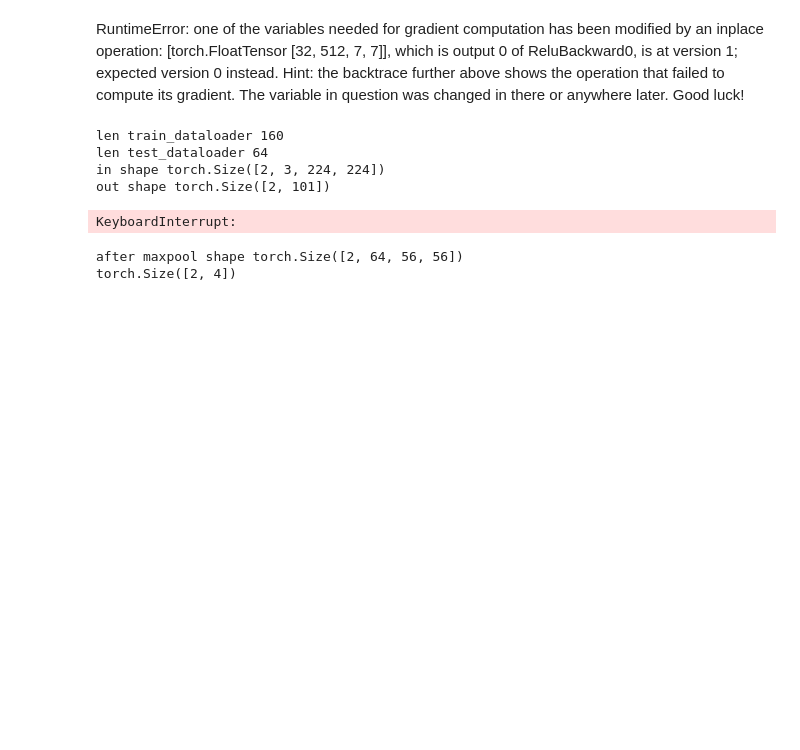
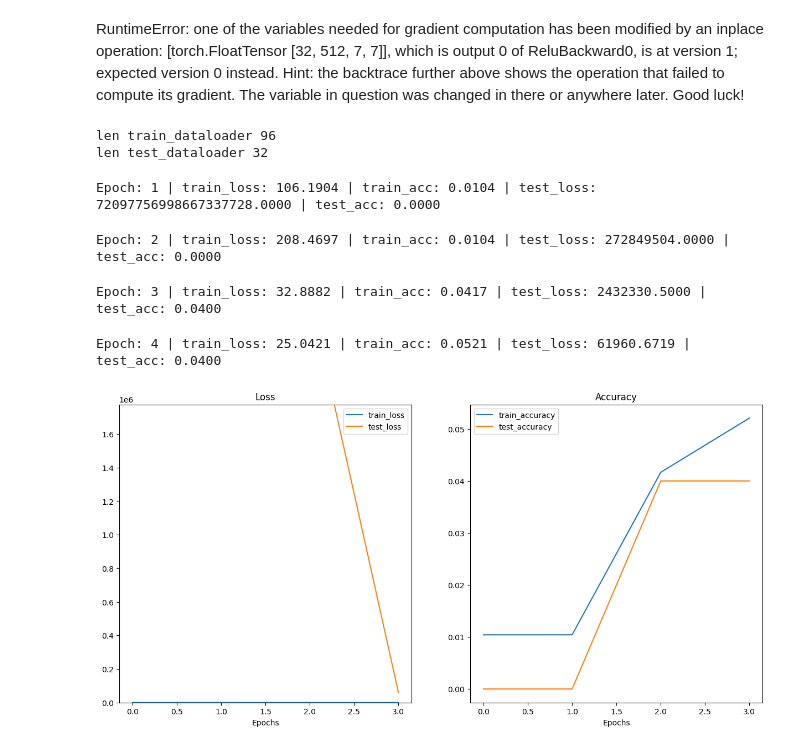
Before and after one commit to Machmurka/UnderstandingDeepLearning, a Jupyter notebook: Learn PyTorch for Deep Learning/ResNet18layers.ipynb, the cells around one changed output. Cells and saved outputs as stored; diff of their text form; code cells hidden in the pictures; blank space fills up the shorter version.

```diff
--- a/Learn PyTorch for Deep Learning/ResNet18layers.ipynb
+++ b/Learn PyTorch for Deep Learning/ResNet18layers.ipynb
@@ -34,7 +34,7 @@ class Data():
         )
         indices = list(range(len(self.train_data_full)))
         np.random.shuffle(indices)
-        split_idx = int(len(indices) * 0.002)
+        split_idx = int(len(indices) * 0.001)
         self.train_data = Subset(self.train_data_full, indices[:split_idx])
 
         self.test_data_full=datasets.Food101(
@@ -51,7 +51,7 @@ class Data():
 
         indices = list(range(len(self.test_data_full)))
         np.random.shuffle(indices)
-        split_idx = int(len(indices) * 0.002)
+        split_idx = int(len(indices) * 0.001)
         self.test_data = Subset(self.test_data_full, indices[:split_idx])
 
 
@@ -164,7 +164,7 @@ def plot_loss_curves(results: Dict[str, List[float]]):
     plt.subplot(1, 2, 1)
     plt.plot(epochs, loss, label='train_loss')
     plt.plot(epochs, test_loss, label='test_loss')
-    plt.ylim([0,20])
+    plt.ylim([0,1775821])
     plt.title('Loss')
     plt.xlabel('Epochs')
     plt.legend()
@@ -289,30 +289,31 @@ class ResNet18(nn.Module):
 # %%
 data=Data()
 train_features_batch, train_labels_batch = next(iter(data.train_dataloader))
 print(f"len train_dataloader {len(data.train_dataloader)*32}")
 print(f"len test_dataloader {len(data.test_dataloader)*32}")
 
 
 
-net=ResNet18(SimpleResNetblock,3,len(data.classes),[3,4,6,3])
-x=torch.randn(2,3,224,224)
-print(f"in shape {x.shape}")
-
-y=net(x)
-print(f"out shape {y.shape}")
+net30=ResNet18(SimpleResNetblock,3,len(data.classes),[3,4,6,3])
+# x=torch.randn(2,3,224,224)
+# print(f"in shape {x.shape}")
+# y=net30(x)
+# print(f"out shape {y.shape}")
 
 
-net_optimizer=torch.optim.SGD(net.parameters(),lr=0.1)
+net_optimizer=torch.optim.SGD(net30.parameters(),lr=0.1)
 net_loss_fn=nn.CrossEntropyLoss()
-res=Totrain(net,data,net_optimizer,net_loss_fn,4)
+resnet30_results=Totrain(net30,data,net_optimizer,net_loss_fn,5)
 
-plot_loss_curves(res)
+plot_loss_curves(resnet30_results)
 # %% [output]
-len train_dataloader 160
-len test_dataloader 64
-in shape torch.Size([2, 3, 224, 224])
-out shape torch.Size([2, 101])
+len train_dataloader 96
+len test_dataloader 32
-KeyboardInterrupt:
+Epoch: 1 | train_loss: 106.1904 | train_acc: 0.0104 | test_loss: 72097756998667337728.0000 | test_acc: 0.0000
+Epoch: 2 | train_loss: 208.4697 | train_acc: 0.0104 | test_loss: 272849504.0000 | test_acc: 0.0000
+Epoch: 3 | train_loss: 32.8882 | train_acc: 0.0417 | test_loss: 2432330.5000 | test_acc: 0.0400
+Epoch: 4 | train_loss: 25.0421 | train_acc: 0.0521 | test_loss: 61960.6719 | test_acc: 0.0400
+[figure, added]
 # %%
 class ResNetblock(nn.Module):
     def __init__(self,in_channels,out_channels,stride=1,identity_downsample=None) -> None:
@@ -421,14 +422,3 @@ class ResNet50(nn.Module):
             layers.append(block(self.in_channels,out_channels=out_channels))
 
         return nn.Sequential(*layers)
-# %%
-x=torch.randn(2,3,224,224)
-
-net50=ResNet50(ResNetblock,3,4,[3,4,6,3])
-
-y=net50(x)
-
-print(y.shape)
-# %% [output]
-after maxpool shape torch.Size([2, 64, 56, 56])
-torch.Size([2, 4])
```
Also changed, not shown: parts of 1 cell of this notebook.
